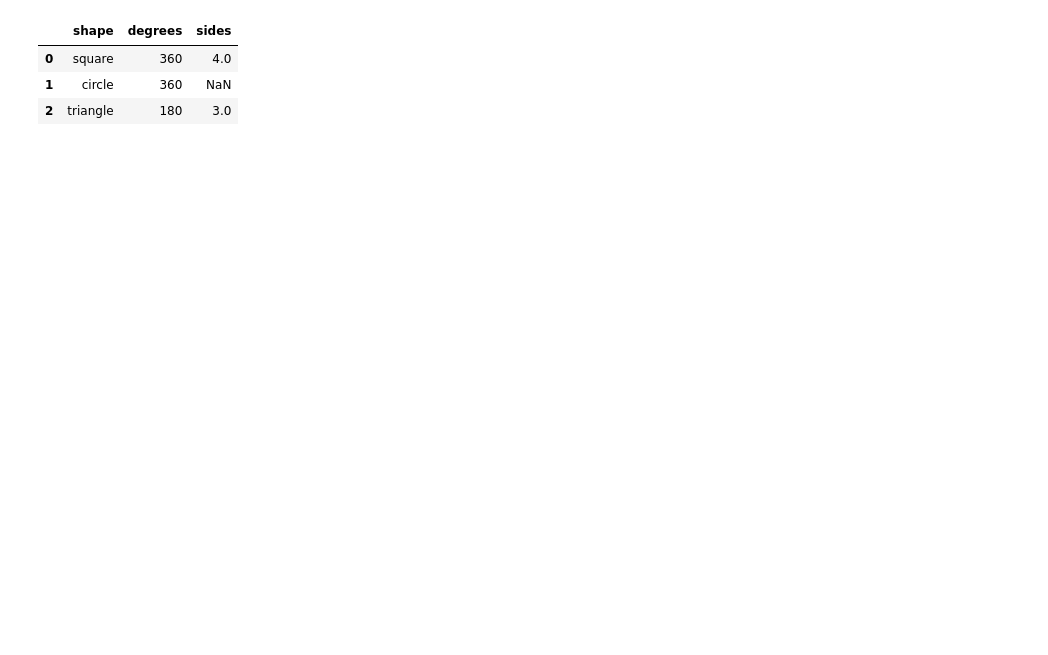
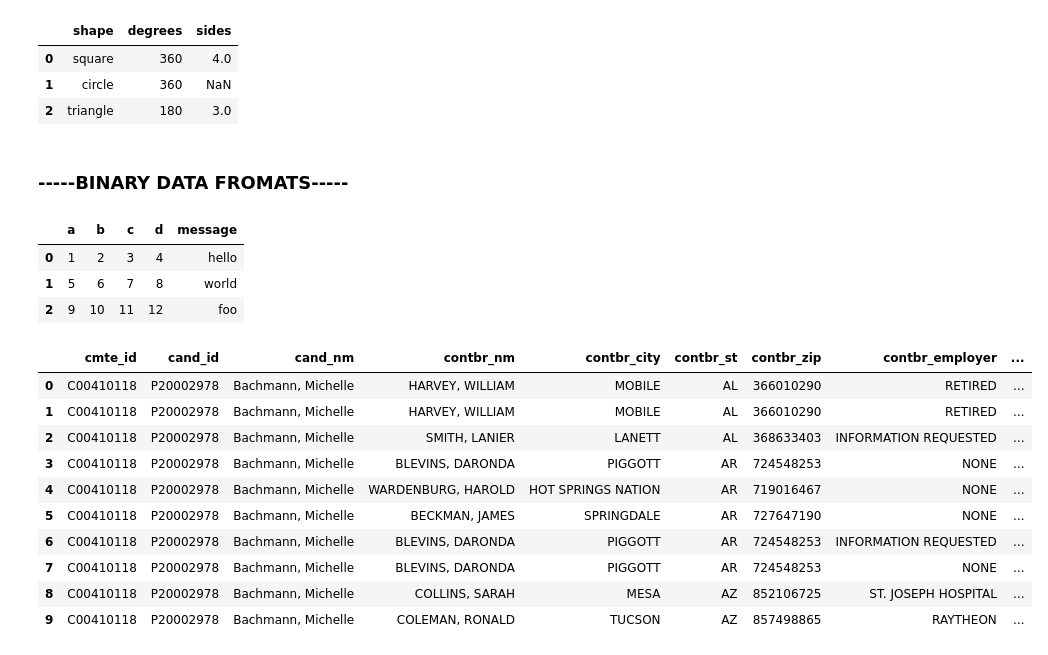
Before and after one commit to bujarkreci/jupyter-project, a Jupyter notebook: callPostgreEx/Chapter06.ipynb, the cells around one changed output. Saved outputs shown, nothing was run; the diff lists cells and outputs as text; code cells hidden in the pictures; blank space fills up the shorter version.

```diff
--- a/callPostgreEx/Chapter06.ipynb
+++ b/callPostgreEx/Chapter06.ipynb
@@ -360,3 +360,35 @@ df
 | 0 | square | 360 | 4.0 |
 | 1 | circle | 360 | NaN |
 | 2 | triangle | 180 | 3.0 |
+# %% [markdown]
+### -----BINARY DATA FROMATS-----
+# %%
+import pandas as pd
+
+frame = pd.read_csv("myCSV/ex1.csv")
+frame
+
+#pickle objacts are only readable in Python
+frame.to_pickle("myCSV/frame_pickle")
+pd.read_pickle("myCSV/frame_pickle")
+# %% [output]
+|  | a | b | c | d | message |
+| 0 | 1 | 2 | 3 | 4 | hello |
+| 1 | 5 | 6 | 7 | 8 | world |
+| 2 | 9 | 10 | 11 | 12 | foo |
+# %%
+#read Parquet files
+fec = pd.read_parquet('myCSV/fec.parquet')
+fec.head(10)
+# %% [output]
+|  | cmte_id | cand_id | cand_nm | contbr_nm | contbr_city | contbr_st | contbr_zip | contbr_employer | ... |
+| 0 | C00410118 | P20002978 | Bachmann, Michelle | HARVEY, WILLIAM | MOBILE | AL | 366010290 | RETIRED | ... |
+| 1 | C00410118 | P20002978 | Bachmann, Michelle | HARVEY, WILLIAM | MOBILE | AL | 366010290 | RETIRED | ... |
+| 2 | C00410118 | P20002978 | Bachmann, Michelle | SMITH, LANIER | LANETT | AL | 368633403 | INFORMATION REQUESTED | ... |
+| 3 | C00410118 | P20002978 | Bachmann, Michelle | BLEVINS, DARONDA | PIGGOTT | AR | 724548253 | NONE | ... |
+| 4 | C00410118 | P20002978 | Bachmann, Michelle | WARDENBURG, HAROLD | HOT SPRINGS NATION | AR | 719016467 | NONE | ... |
+| 5 | C00410118 | P20002978 | Bachmann, Michelle | BECKMAN, JAMES | SPRINGDALE | AR | 727647190 | NONE | ... |
+| 6 | C00410118 | P20002978 | Bachmann, Michelle | BLEVINS, DARONDA | PIGGOTT | AR | 724548253 | INFORMATION REQUESTED | ... |
+| 7 | C00410118 | P20002978 | Bachmann, Michelle | BLEVINS, DARONDA | PIGGOTT | AR | 724548253 | NONE | ... |
+| 8 | C00410118 | P20002978 | Bachmann, Michelle | COLLINS, SARAH | MESA | AZ | 852106725 | ST. JOSEPH HOSPITAL | ... |
+| 9 | C00410118 | P20002978 | Bachmann, Michelle | COLEMAN, RONALD | TUCSON | AZ | 857498865 | RAYTHEON | ... |
```
Also changed, not shown: parts of 6 cells of this notebook.
